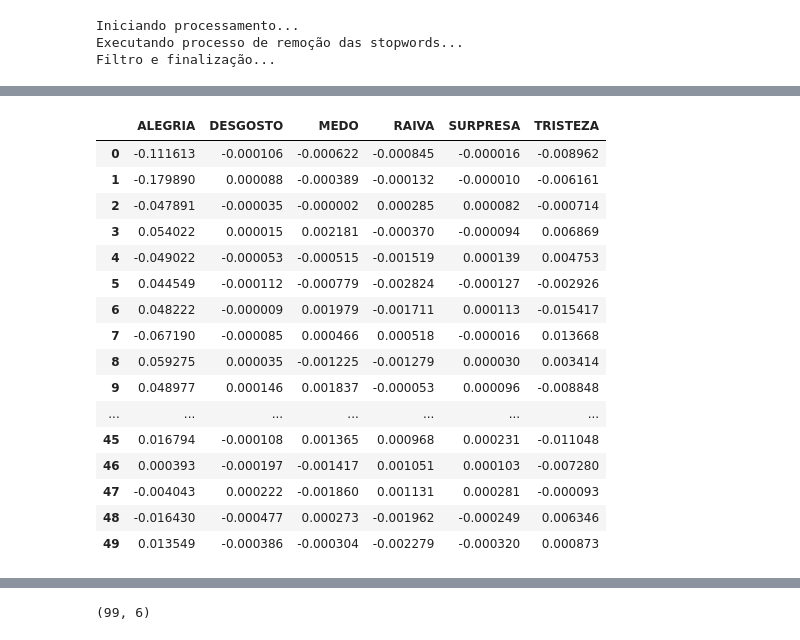
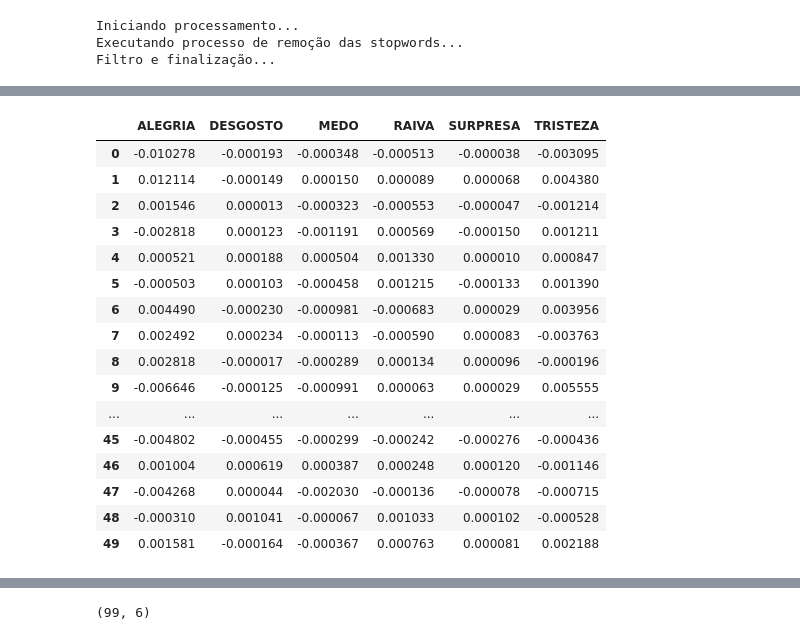
Before and after one commit to rdenadai/TxtP-Study-Notebooks, a Jupyter notebook: notebooks/text_classification_example.ipynb, the cells around one changed output, grey strips where cells are left out. Drawn from its saved outputs; the diff is of its cells as text; code cells hidden in the pictures.

```diff
--- a/notebooks/text_classification_example.ipynb
+++ b/notebooks/text_classification_example.ipynb
@@ -466,7 +498,7 @@ Executando processo de remoção das stopwords...
 Filtro e finalização...
 # %%
 print('Tf-Idf:')
-vec_tfidf = TfidfVectorizer(max_df=5, sublinear_tf=False, use_idf=True)
+vec_tfidf = TfidfVectorizer()
 X_tfidf = vec_tfidf.fit_transform(frases)
 print("   Actual number of tfidf features: %d" % X_tfidf.get_shape()[1])
 weights_tfidf = pd.DataFrame(np.round(X_tfidf.toarray().T, 5), index=vec_tfidf.get_feature_names(), columns=ldocs)
@@ -522,17 +554,19 @@ Count:
 50 rows × 97 columns
 # %%
-rank = 150
+rank = 100
 USE = True
 X = X_count if USE else X_tfidf
 weights = weights_count if USE else weights_tfidf
 vectorizer = vec_count if USE else vec_tfidf
 
+X = np.asarray([x for x in X.toarray() if np.sum(x) > np.max(x)])
+
 print('SVD: ')
-AC = copy.deepcopy(X.toarray().T)
+AC = copy.deepcopy(X.T)
 u, s, v = np.linalg.svd(AC, full_matrices=False)
-u, v = u[:, :rank], v[:rank, :] # s[:rank], v[:rank, :]
+# u, v = u[:, :rank], v[:rank, :] # s[:rank], v[:rank, :]
 rank = u.shape[1]
 
-# print('Original and SVD equals: ', np.allclose(AC, np.dot(u, np.dot(np.diag(s), v))))
+print('Original and SVD equals: ', np.allclose(AC, np.dot(u, np.dot(np.diag(s), v))))
 # %% [output]
 SVD:
@@ -615,15 +684,16 @@ def calculate_sentiment_weights2(list words, int dims, u, weights, dict idx):
 # %%
-def calculate_sentiment(words, rank, u, weights, idx):
+def calculate_sentiment(words, rank, U, weights):
     wv = np.zeros((rank))
     for value in words:
+        pattern = re.compile(r'\b({})\b'.format(value))
         for i in range(rank):
-            indexes = [e for e, inx in enumerate(idx.keys()) if value in inx]
-            wv[i] += sum([sum(u[index][i] * weights.iloc[index].values) for index in indexes])
+            indexes = [e for e, inx in enumerate(weights.index.values) if pattern.search(inx)]
+            wv[i] += sum([U[index][i] for index in indexes])
     return wv / rank
 
-def calculate_emotional_state_int2(u, idx, emotion_words, weights, rank):
+def calculate_emotional_state_int2(U, emotion_words, weights, rank):
     with concurrent.futures.ThreadPoolExecutor() as procs:
-        f = partial(calculate_sentiment, rank=rank, u=u, weights=weights, idx=idx)
+        f = partial(calculate_sentiment, rank=rank, U=U, weights=weights)
         calc_weights = procs.map(f, emotion_words.values(), chunksize=25)
         wv = np.asarray(list(calc_weights))
     return wv.T
@@ -649,8 +719,12 @@ def calculate_emotional_state_int3(u, idx, emotion_words, weights, dims):
 #         words += filter(None, [inx if value in inx else None for e, inx in enumerate(idx.keys())])
 #     emotion_words[key] = words
 
-idx = {w: i for i, w in enumerate(weights.index.get_values())}
-lista_palavras = idx.keys()
+# idx = {w: i for i, w in enumerate(weights.index.get_values())}
+# lista_palavras = idx.keys()
+# for key, values in emotion_words.items():
+#     emotion_words[key] = list(set([value for value in values if value in lista_palavras]))
+
+lista_palavras = [w for i, w in enumerate(weights.index.values)]
 for key, values in emotion_words.items():
-    emotion_words[key] = list(filter(None, set([value if value in lista_palavras else None for value in values])))
+    emotion_words[key] = [value for value in values if value in lista_palavras]
 # %%
@@ -678,23 +752,23 @@ display(df.head(50))
 # %%
-wv = calculate_emotional_state_int2(u, idx, emotion_words, weights, rank)
+wv = calculate_emotional_state_int2(u, emotion_words, weights, rank)
 df = pd.DataFrame(wv, columns=emotion_words.keys())
 display(df.head(50))
 # %% [output]
 |  | ALEGRIA | DESGOSTO | MEDO | RAIVA | SURPRESA | TRISTEZA |
-| 0 | -0.111613 | -0.000106 | -0.000622 | -0.000845 | -0.000016 | -0.008962 |
-| 1 | -0.179890 | 0.000088 | -0.000389 | -0.000132 | -0.000010 | -0.006161 |
-| 2 | -0.047891 | -0.000035 | -0.000002 | 0.000285 | 0.000082 | -0.000714 |
-| 3 | 0.054022 | 0.000015 | 0.002181 | -0.000370 | -0.000094 | 0.006869 |
-| 4 | -0.049022 | -0.000053 | -0.000515 | -0.001519 | 0.000139 | 0.004753 |
-| 5 | 0.044549 | -0.000112 | -0.000779 | -0.002824 | -0.000127 | -0.002926 |
-| 6 | 0.048222 | -0.000009 | 0.001979 | -0.001711 | 0.000113 | -0.015417 |
-| 7 | -0.067190 | -0.000085 | 0.000466 | 0.000518 | -0.000016 | 0.013668 |
-| 8 | 0.059275 | 0.000035 | -0.001225 | -0.001279 | 0.000030 | 0.003414 |
-| 9 | 0.048977 | 0.000146 | 0.001837 | -0.000053 | 0.000096 | -0.008848 |
+| 0 | -0.010278 | -0.000193 | -0.000348 | -0.000513 | -0.000038 | -0.003095 |
+| 1 | 0.012114 | -0.000149 | 0.000150 | 0.000089 | 0.000068 | 0.004380 |
+| 2 | 0.001546 | 0.000013 | -0.000323 | -0.000553 | -0.000047 | -0.001214 |
+| 3 | -0.002818 | 0.000123 | -0.001191 | 0.000569 | -0.000150 | 0.001211 |
+| 4 | 0.000521 | 0.000188 | 0.000504 | 0.001330 | 0.000010 | 0.000847 |
+| 5 | -0.000503 | 0.000103 | -0.000458 | 0.001215 | -0.000133 | 0.001390 |
+| 6 | 0.004490 | -0.000230 | -0.000981 | -0.000683 | 0.000029 | 0.003956 |
+| 7 | 0.002492 | 0.000234 | -0.000113 | -0.000590 | 0.000083 | -0.003763 |
+| 8 | 0.002818 | -0.000017 | -0.000289 | 0.000134 | 0.000096 | -0.000196 |
+| 9 | -0.006646 | -0.000125 | -0.000991 | 0.000063 | 0.000029 | 0.005555 |
 | ... | ... | ... | ... | ... | ... | ... |
-| 45 | 0.016794 | -0.000108 | 0.001365 | 0.000968 | 0.000231 | -0.011048 |
-| 46 | 0.000393 | -0.000197 | -0.001417 | 0.001051 | 0.000103 | -0.007280 |
-| 47 | -0.004043 | 0.000222 | -0.001860 | 0.001131 | 0.000281 | -0.000093 |
-| 48 | -0.016430 | -0.000477 | 0.000273 | -0.001962 | -0.000249 | 0.006346 |
-| 49 | 0.013549 | -0.000386 | -0.000304 | -0.002279 | -0.000320 | 0.000873 |
+| 45 | -0.004802 | -0.000455 | -0.000299 | -0.000242 | -0.000276 | -0.000436 |
+| 46 | 0.001004 | 0.000619 | 0.000387 | 0.000248 | 0.000120 | -0.001146 |
+| 47 | -0.004268 | 0.000044 | -0.002030 | -0.000136 | -0.000078 | -0.000715 |
+| 48 | -0.000310 | 0.001041 | -0.000067 | 0.001033 | 0.000102 | -0.000528 |
+| 49 | 0.001581 | -0.000164 | -0.000367 | 0.000763 | 0.000081 | 0.002188 |
 # %%
```
Also changed, not shown: parts of 23 cells of this notebook.
